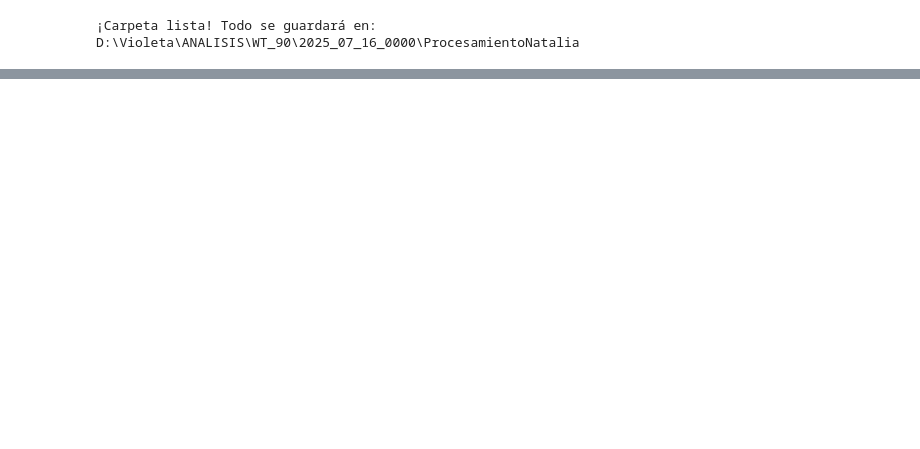
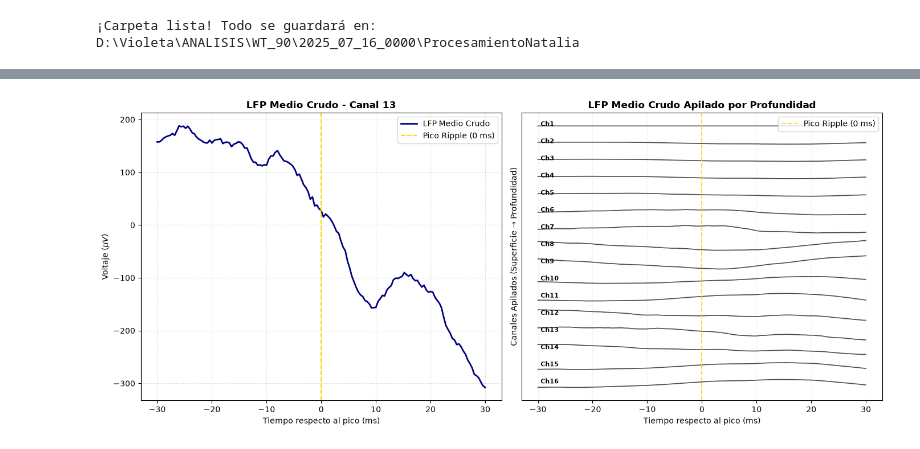
Before and after one commit to nataliasanamo-hue/NPproyect, a Jupyter notebook: CSD_ripples.ipynb, the cells around one changed output, grey strips where cells are left out. Drawn from its saved outputs; the diff is of its cells as text; code cells hidden in the pictures; blank space fills up the shorter version.

```diff
--- a/CSD_ripples.ipynb
+++ b/CSD_ripples.ipynb
@@ -115,0 +259,64 @@ print(f"El centro del primer ripple está en el punto: {picos_ripples[0]}")
+# %%
+'''
+# =====================================================================
+# LFP MEDIO CRUDO APILADO (LIMPIO Y SIN SOLAPAMIENTOS)
+# =====================================================================
+
+import matplotlib.pyplot as plt
+import numpy as np
+
+# Vector de tiempo (30 ms)
+ventana_ms = 30
+puntos_ventana = int((ventana_ms / 1000) * fs)
+longitud_segmento = (puntos_ventana * 2) + 1
+tiempo_ms = np.linspace(-ventana_ms, ventana_ms, longitud_segmento)
+
+plt.figure(figsize=(14, 6))
+
+# --- SUBPLOT 1: LFP CRUDO MEDIO INDIVIDUAL (CANAL 13) ---
+plt.subplot(1, 2, 1)
+
+# Centramos la traza en 0 V restando la media
+traza_ch13 = ripple_medio[:, 12] - np.mean(ripple_medio[:, 12])
+
+plt.plot(tiempo_ms, traza_ch13, color='navy', linewidth=2, label='LFP Medio Crudo')
+plt.axvline(x=0, color='gold', linestyle='--', label='Pico Ripple (0 ms)')
+plt.title('LFP Medio Crudo - Canal 13', fontsize=12, fontweight='bold')
+plt.xlabel('Tiempo respecto al pico (ms)', fontsize=10)
+plt.ylabel('Voltaje ($\mu V$)', fontsize=10)
+plt.grid(True, linestyle=':', alpha=0.6)
+plt.legend(loc='upper right')
+
+
+# --- SUBPLOT 2: 16 CANALES APILADOS ORDENADOS (SIN SOLAPAR) ---
+plt.subplot(1, 2, 2)
+
+# Calculamos la amplitud máxima pico a pico para dar espacio vertical suficiente
+amp_max_cruda = np.max(np.ptp(ripple_medio, axis=0))
+offset = amp_max_cruda * 1.3  # Factor > 1.0 para evitar que las trazas se crucen
+
+for ch in range(n_channels):
+    canal_num = ch + 1
+
+    # Traza centrada en su media (sin ganancia exagerada)
+    traza = ripple_medio[:, ch] - np.mean(ripple_medio[:, ch])
+    traza_desplazada = traza - (ch * offset)
+
+    plt.plot(tiempo_ms, traza_desplazada, color='black', alpha=0.7, linewidth=1.2)
+    plt.text(-29.5, -ch * offset, f'Ch{canal_num}', fontsize=8, fontweight='bold', color='black')
+
+plt.axvline(x=0, color='gold', linestyle='--', alpha=0.8, label='Pico Ripple (0 ms)')
+
+plt.title('LFP Medio Crudo Apilado por Profundidad', fontsize=12, fontweight='bold')
+plt.xlabel('Tiempo respecto al pico (ms)', fontsize=10)
+plt.ylabel('Canales Apilados (Superficie → Profundidad)', fontsize=10)
+plt.yticks([])  # Ocultamos los valores numéricos del eje Y
+plt.grid(True, linestyle=':', alpha=0.3)
+plt.legend(loc='upper right')
+
+plt.tight_layout()
+plt.show()
+
+'''
+# %% [output]
+[figure, added]
```
Also changed, not shown: parts of 13 cells of this notebook.
